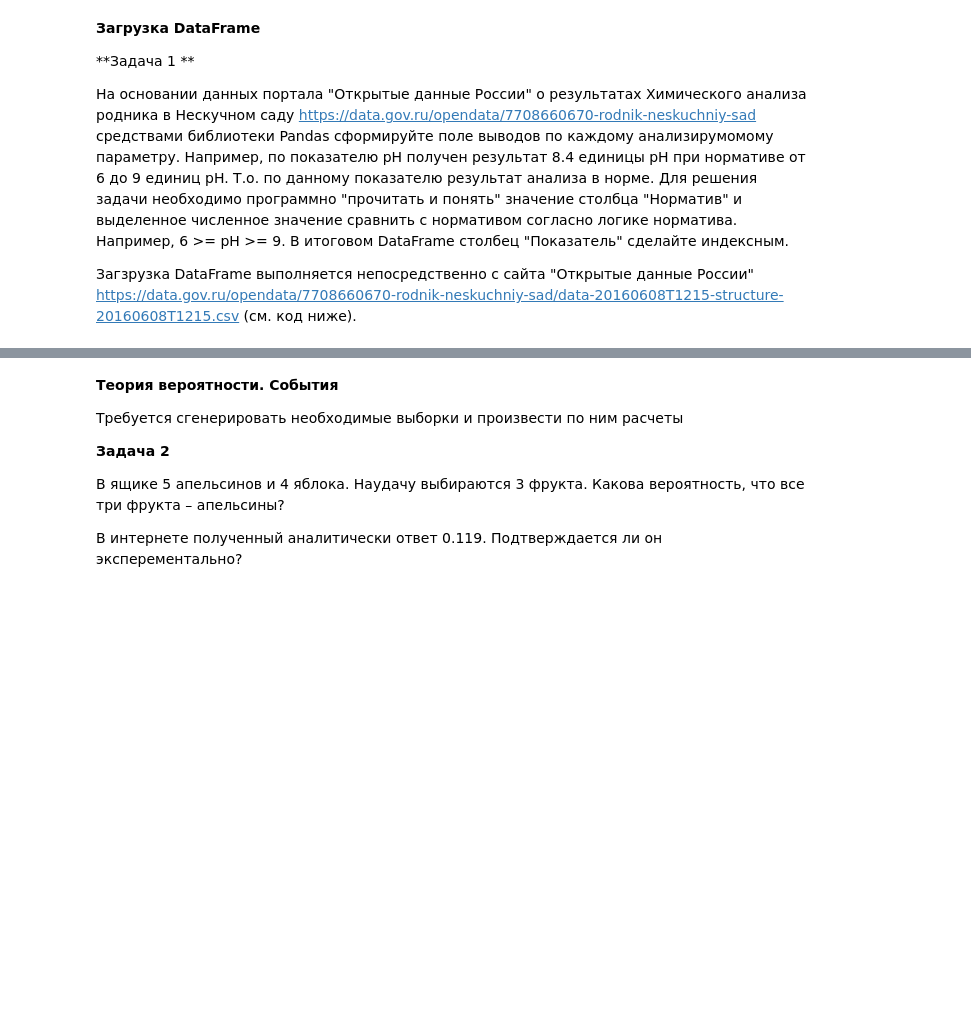
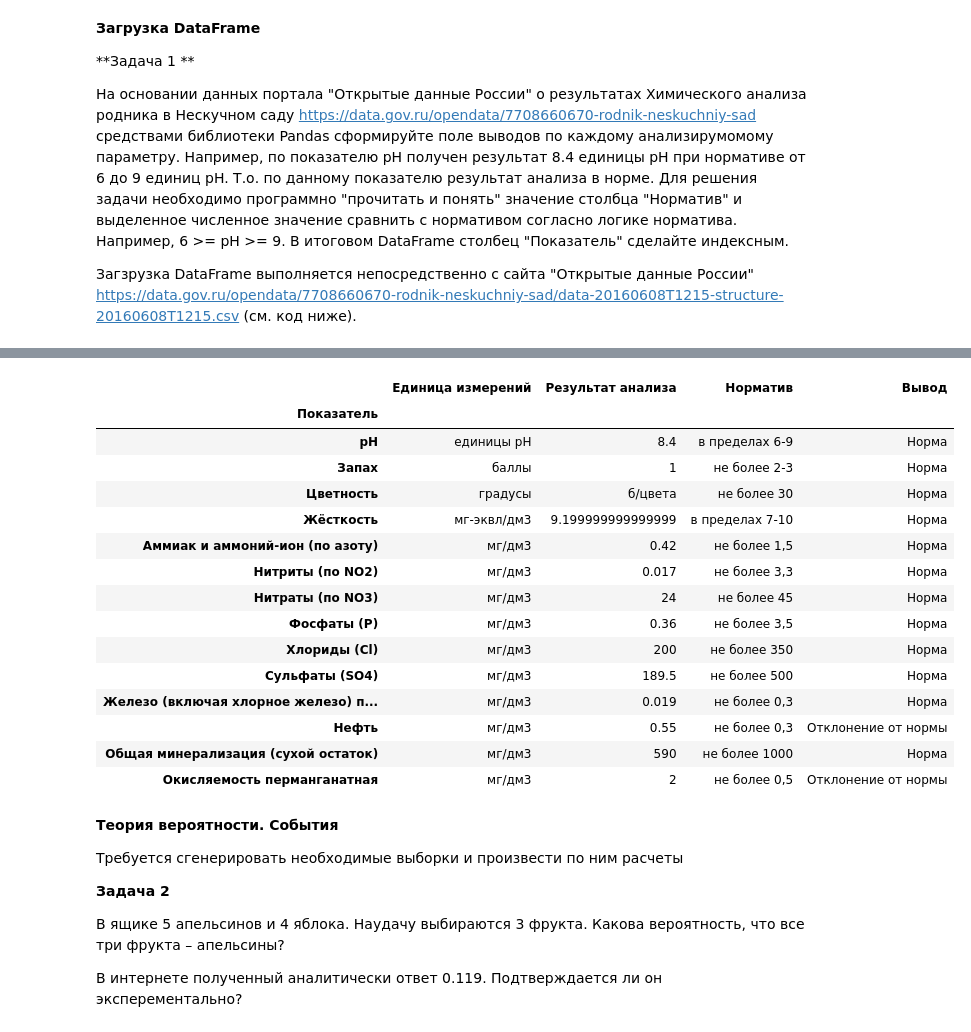
Before and after one commit to NtimTim/DS_School_Home_Work, a Jupyter notebook: Hometask/Практика_к_занятию_4_Empty.ipynb, the cells around one changed output, grey strips where cells are left out. Cells and saved outputs as stored; diff of their text form; code cells hidden in the pictures; blank space fills up the shorter version.

```diff
--- a/Hometask/Практика_к_занятию_4_Empty.ipynb
+++ b/Hometask/Практика_к_занятию_4_Empty.ipynb
@@ -42,0 +41,6 @@ display(df)
+# %%
+### Если не работает загрузка on-line TimeoutError, то в colab так же можно выбрать файл с диска
+from google.colab import files
+uploaded = files.upload() #выберите файл на диске Химический анализ родника в Нескучном саду.csv
+df=pd.read_csv("Химический анализ родника в Нескучном саду.csv", sep=';', index_col=0)
+display(df)
@@ -43,3 +66,49 @@ display(df)
+# %%
+def check_result(result, norma):
+
+    norma = norma.replace(',', '.')
+    ntype = norma.split()[:2]
+    nnum = norma.split()[2:]
+    nnum1 = nnum[0].split('-')[:1]
+    nnum2 = nnum[0].split('-')[1:]
+
+    if result == 'б/цвета':
+     result = '0'
+
+#    return nnum2
+
+    if ((ntype[0] == 'в') and (ntype[1] == 'пределах')):
+       if ((float(result)>=float(str(nnum1[0])))and(float(result)<=float(str(nnum2[0])))):
+         return 'Норма'
+       else:
+         return 'Отклонение от нормы'
+    elif ((ntype[0] == 'не') and (ntype[1] == 'более')):
+          if ((float(result)<=float(str(nnum1[0])))):
+           return 'Норма'
+          else:
+           return 'Отклонение от нормы'
+    else:
+       return 'Обработка результата по нормативу невозможна'
+
+df['Вывод'] = df.apply(lambda row: check_result(row['Результат анализа'], row['Норматив']), axis=1)
+display(df)
+# %% [output]
+|  | Единица измерений | Результат анализа | Норматив | Вывод |
+| Показатель |  |  |  |  |
+| pH | единицы pH | 8.4 | в пределах 6-9 | Норма |
+| Запах | баллы | 1 | не более 2-3 | Норма |
+| Цветность | градусы | б/цвета | не более 30 | Норма |
+| Жёсткость | мг-эквл/дм3 | 9.199999999999999 | в пределах 7-10 | Норма |
+| Аммиак и аммоний-ион (по азоту) | мг/дм3 | 0.42 | не более 1,5 | Норма |
+| Нитриты (по NO2) | мг/дм3 | 0.017 | не более 3,3 | Норма |
+| Нитраты (по NO3) | мг/дм3 | 24 | не более 45 | Норма |
+| Фосфаты (P) | мг/дм3 | 0.36 | не более 3,5 | Норма |
+| Хлориды (Cl) | мг/дм3 | 200 | не более 350 | Норма |
+| Сульфаты (SO4) | мг/дм3 | 189.5 | не более 500 | Норма |
+| Железо (включая хлорное железо) п... | мг/дм3 | 0.019 | не более 0,3 | Норма |
+| Нефть | мг/дм3 | 0.55 | не более 0,3 | Отклонение от нормы |
+| Общая минерализация (сухой остаток) | мг/дм3 | 590 | не более 1000 | Норма |
+| Окисляемость перманганатная | мг/дм3 | 2 | не более 0,5 | Отклонение от нормы |
 # %% [markdown]
 **Теория вероятности. События**
 
```
Also changed, not shown: parts of 4 cells of this notebook.
